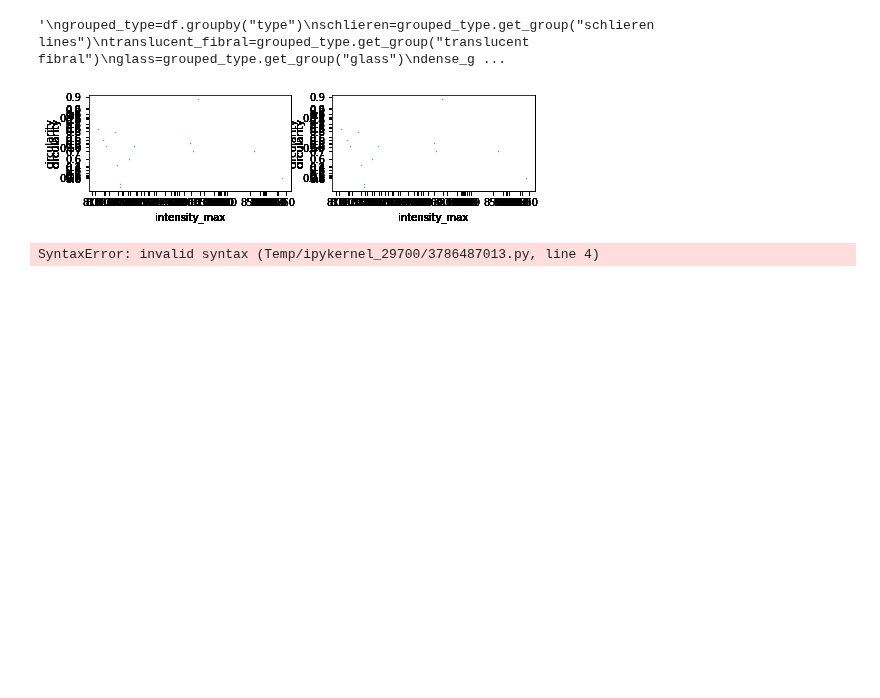
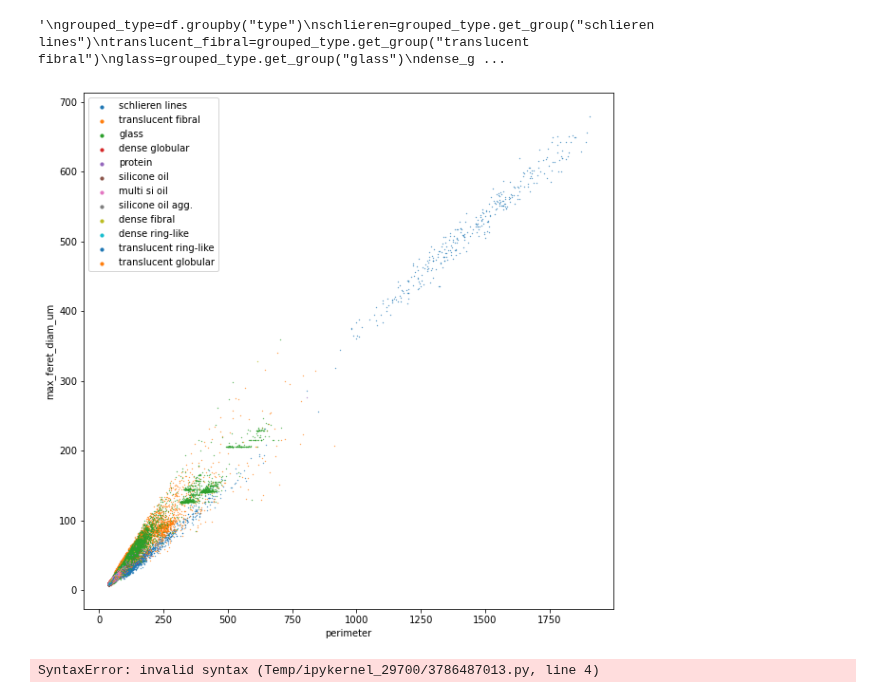
Before and after one commit to Scottholman33/KBI, a Jupyter notebook: KBI_Python_Start.ipynb, the cells around one changed output. Saved outputs shown, nothing was run; the diff lists cells and outputs as text; code cells hidden in the pictures; blank space fills up the shorter version.

Commit message:
Finalized plotting function for scatter and histogram plots Still need to add loop to loop through parameters

```diff
--- a/KBI_Python_Start.ipynb
+++ b/KBI_Python_Start.ipynb
@@ -174,28 +175,24 @@ print("number of translucent globular particles =", translucent_glob.shape[0])
 
 def make_scatter(fig, df, particle_type, parameter_1, parameter_2):
     type_df=df.loc[df["type"]==particle_type]
-   # for x in parameter_list:
-    for i in range(0,5):
-        for n in range (0,2):
-            axi=fig.add_subplot(3,2,n+1)
-            axi.set_xlabel(parameter_1)
-            axi.set_ylabel(parameter_2)
-            axi.scatter(type_df[parameter_1], type_df[parameter_2], s=0.1, label="particle_type")
+    ax1.scatter(type_df[parameter_1], type_df[parameter_2], s=0.1, label = particle_type)
+    ax1.set_xlabel(parameter_1)
+    ax1.set_ylabel(parameter_2)
+    legend=plt.legend(markerscale = 10)
+
 # ax1=fig.add_subplot(1,1,1)
 # essentially trying to create a parameter list that I can call any parameter into my function as parameter 1 and 2
 # then plot the particle type versus those two parameters
 # I want to loop through all the particle types and parameter combinations, if possible, plotting all types on a graph against inputted parameters
 # %%
 parameter_list=list(df.columns)
-fig=plt.figure(figsize=(20,30))
+fig = plt.figure(figsize=(10,10))
+ax1 = fig.add_subplot(1,1,1)
 
 for x in types:
-    make_scatter(fig, df, x, "intensity_max", "circularity")
+    make_scatter(fig, df, x, "perimeter", "max_feret_diam_um")
 
-    """
-    for y in parameter_list:
-        make_scatter(fig, df, x, y, "circularity")
-    """
+#for y in parameter_list:
 # %% [output]
-[figure, old version]
+[figure, new version]
 # %%
```
Also changed, not shown: parts of 5 cells of this notebook.
